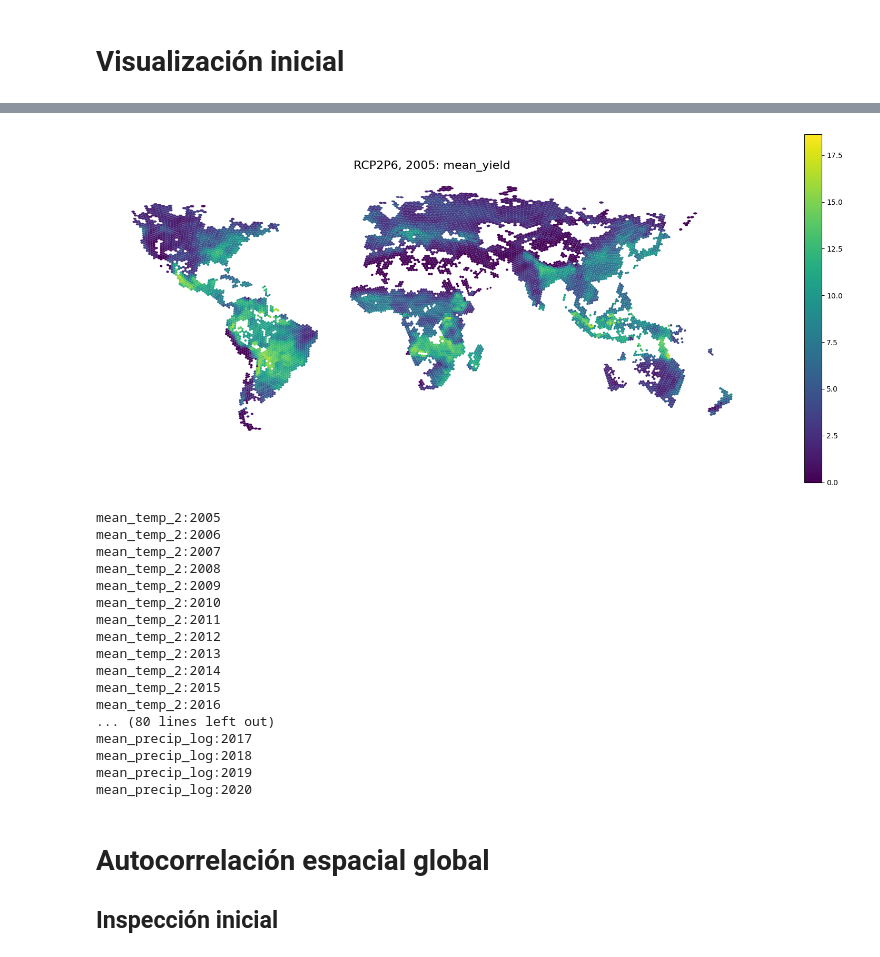
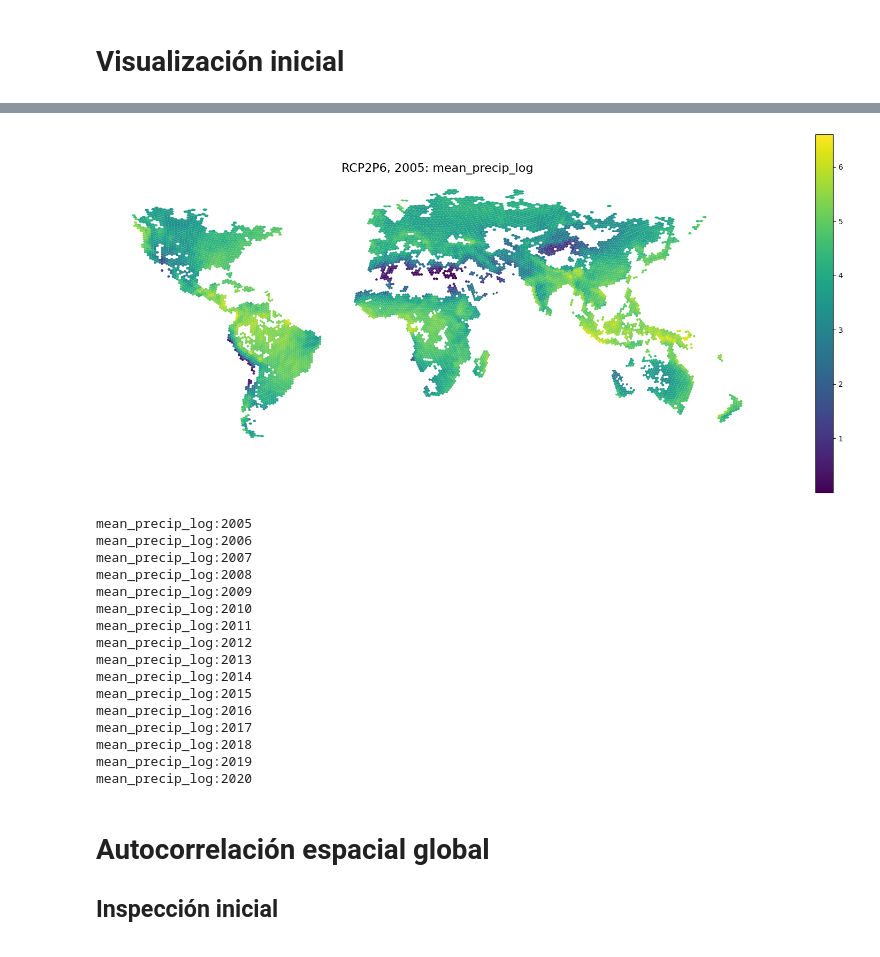
Before and after one commit to CAMM961001/estancia, a Jupyter notebook: notebooks/h3_visualization.ipynb, the cells around one changed output, grey strips where cells are left out. Cells and saved outputs as stored; diff of their text form; code cells hidden in the pictures.

```diff
--- a/notebooks/h3_visualization.ipynb
+++ b/notebooks/h3_visualization.ipynb
@@ -114,7 +114,7 @@ geo_data = (
         mean_temp_precip = lambda df: df.mean_temp * df.mean_precip,
         mean_temp_norm = lambda df: normalize(df.mean_temp),
         mean_precip_norm = lambda df: normalize(df.mean_precip),
-        mean_precip_log = lambda df: np.log(df.mean_precip + 1e-7),
+        mean_precip_log = lambda df: np.log(df.mean_precip + 1),
         geometry=lambda df: df.apply(
             func=lambda row: Polygon(h3.cell_to_boundary(h=row.h3_polygon, geo_json=True)),
             axis=1),))
@@ -140,38 +152,38 @@ geo_data
 # %%
 year = 2005
-variable = 'mean_yield'
+variable = 'mean_precip_log'
 
 # Datos de visualización
 _vis = (
     geo_data
     .query(f"year == {year}"))
 
 # Especificaciones de figura
 fig, ax = plt.subplots(figsize=(16,7))
 
 # Elementos de visualización
 map = _vis.plot(
     column=variable,
     ax=ax,
     legend=True,
     vmin=geo_data[variable].min(),
     vmax=geo_data[variable].max(),)
 
 # Annotations and styling
 ax.set_title(
     label=f'{model_pointer.upper()}, {year}: {variable}'
     ,fontsize=16)
 ax.set_yticks([])
 ax.set_xticks([])
 ax.set_frame_on(False)
 
 fig.tight_layout()
 
 plt.show()
 # %% [output]
-[figure, old version]
+[figure, new version]
 # %%
-for variable in ['mean_temp_2', 'mean_precip_2', 'mean_temp_precip', 'mean_temp_norm','mean_precip_norm', 'mean_precip_log']:
+for variable in ['mean_precip_log',]:
     for year in geo_data.year.unique():
         print(f"{variable}:{year}")
         # Datos de visualización
@@ -203,19 +215,18 @@ for variable in ['mean_temp_2', 'mean_precip_2', 'mean_temp_precip', 'mean_temp_
 
         plt.close()
 # %% [output]
-mean_temp_2:2005
-mean_temp_2:2006
-mean_temp_2:2007
-mean_temp_2:2008
-mean_temp_2:2009
-mean_temp_2:2010
-mean_temp_2:2011
-mean_temp_2:2012
-mean_temp_2:2013
-mean_temp_2:2014
-mean_temp_2:2015
-mean_temp_2:2016
-... (80 lines left out)
+mean_precip_log:2005
+mean_precip_log:2006
+mean_precip_log:2007
+mean_precip_log:2008
+mean_precip_log:2009
+mean_precip_log:2010
+mean_precip_log:2011
+mean_precip_log:2012
+mean_precip_log:2013
+mean_precip_log:2014
+mean_precip_log:2015
+mean_precip_log:2016
 mean_precip_log:2017
 mean_precip_log:2018
 mean_precip_log:2019
```
Also changed, not shown: parts of 1 cell of this notebook, 2 other files.
